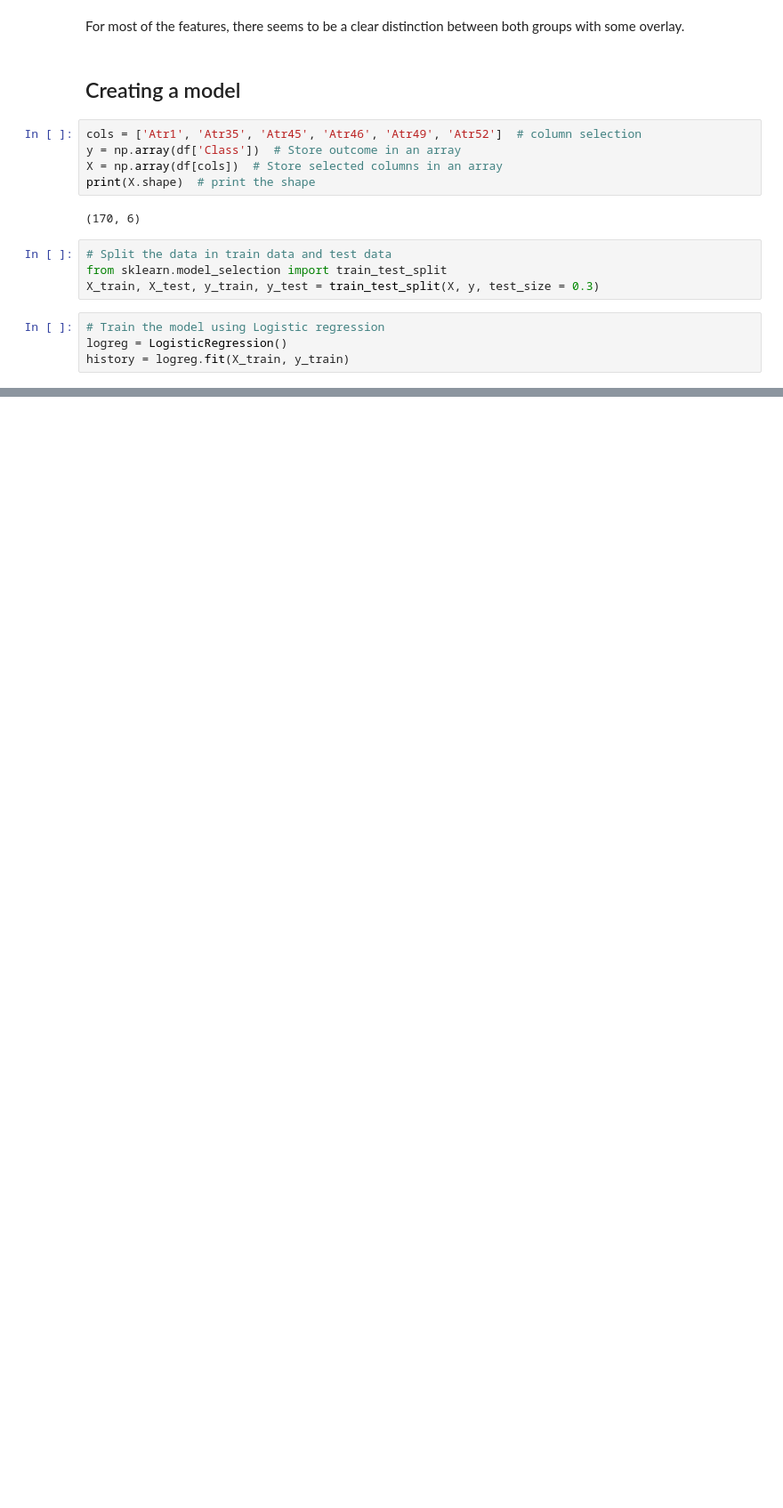
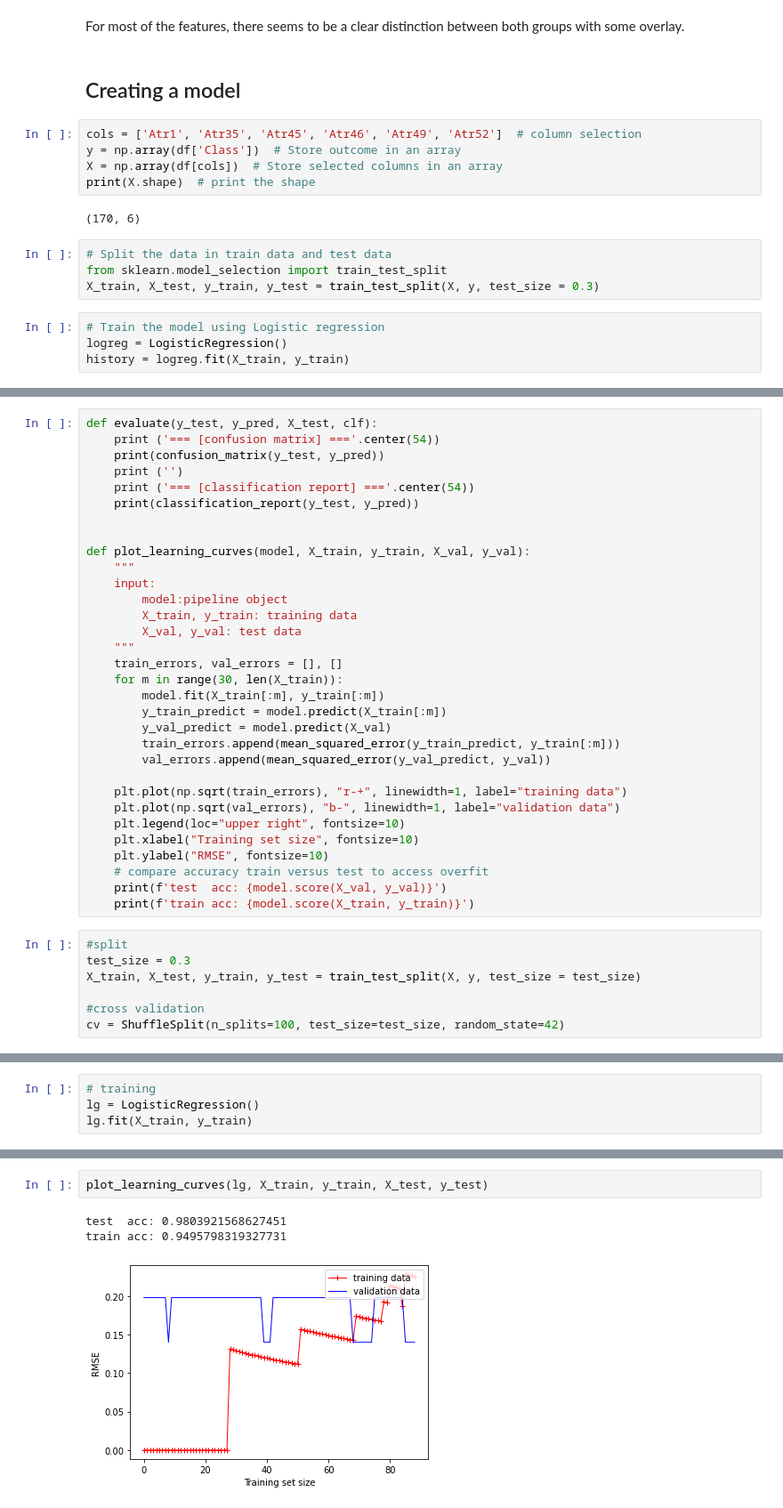
Before and after one commit to mschepers188/DS3_ML_FinalAssignment, a Jupyter notebook: DS3_ML_FinalAssignment.ipynb, the cells around one changed output, grey strips where cells are left out. Shown: that part at 89% size. Saved outputs shown, nothing was run; the diff lists cells and outputs as text; blank space fills up the shorter version.

Commit message:
WorkedOnModels
Adding the different models, still have to add information and read up about them.

```diff
--- a/DS3_ML_FinalAssignment.ipynb
+++ b/DS3_ML_FinalAssignment.ipynb
@@ -182,0 +196,39 @@ MSE:  0.3131121455425747
+# %%
+def evaluate(y_test, y_pred, X_test, clf):
+    print ('=== [confusion matrix] ==='.center(54))
+    print(confusion_matrix(y_test, y_pred))
+    print ('')
+    print ('=== [classification report] ==='.center(54))
+    print(classification_report(y_test, y_pred))
+
+
+def plot_learning_curves(model, X_train, y_train, X_val, y_val):
+    """
+    input:
+        model:pipeline object
+        X_train, y_train: training data
+        X_val, y_val: test data
+    """
+    train_errors, val_errors = [], []
+    for m in range(30, len(X_train)):
+        model.fit(X_train[:m], y_train[:m])
+        y_train_predict = model.predict(X_train[:m])
+        y_val_predict = model.predict(X_val)
+        train_errors.append(mean_squared_error(y_train_predict, y_train[:m]))
+        val_errors.append(mean_squared_error(y_val_predict, y_val))
+
+    plt.plot(np.sqrt(train_errors), "r-+", linewidth=1, label="training data")
+    plt.plot(np.sqrt(val_errors), "b-", linewidth=1, label="validation data")
+    plt.legend(loc="upper right", fontsize=10)
+    plt.xlabel("Training set size", fontsize=10)
+    plt.ylabel("RMSE", fontsize=10)
+    # compare accuracy train versus test to access overfit
+    print(f'test  acc: {model.score(X_val, y_val)}')
+    print(f'train acc: {model.score(X_train, y_train)}')
+# %%
+#split
+test_size = 0.3
+X_train, X_test, y_train, y_test = train_test_split(X, y, test_size = test_size)
+
+#cross validation
+cv = ShuffleSplit(n_splits=100, test_size=test_size, random_state=42)
@@ -182,0 +237,4 @@ MSE:  0.3131121455425747
+# %%
+# training
+lg = LogisticRegression()
+lg.fit(X_train, y_train)
@@ -182,0 +261,6 @@ MSE:  0.3131121455425747
+# %%
+plot_learning_curves(lg, X_train, y_train, X_test, y_test)
+# %% [output]
+test  acc: 0.9803921568627451
+train acc: 0.9495798319327731
+[figure, added]
```
Also changed, not shown: parts of 22 cells of this notebook.
